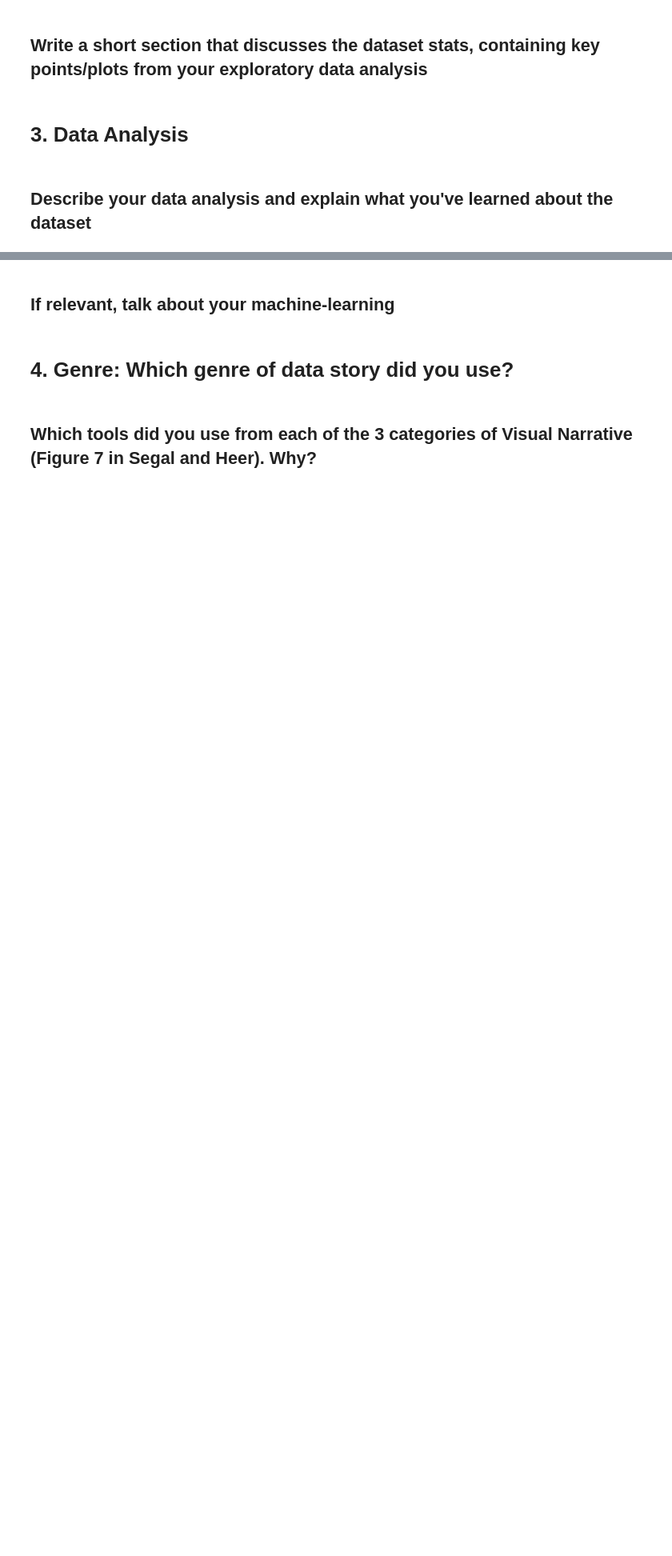
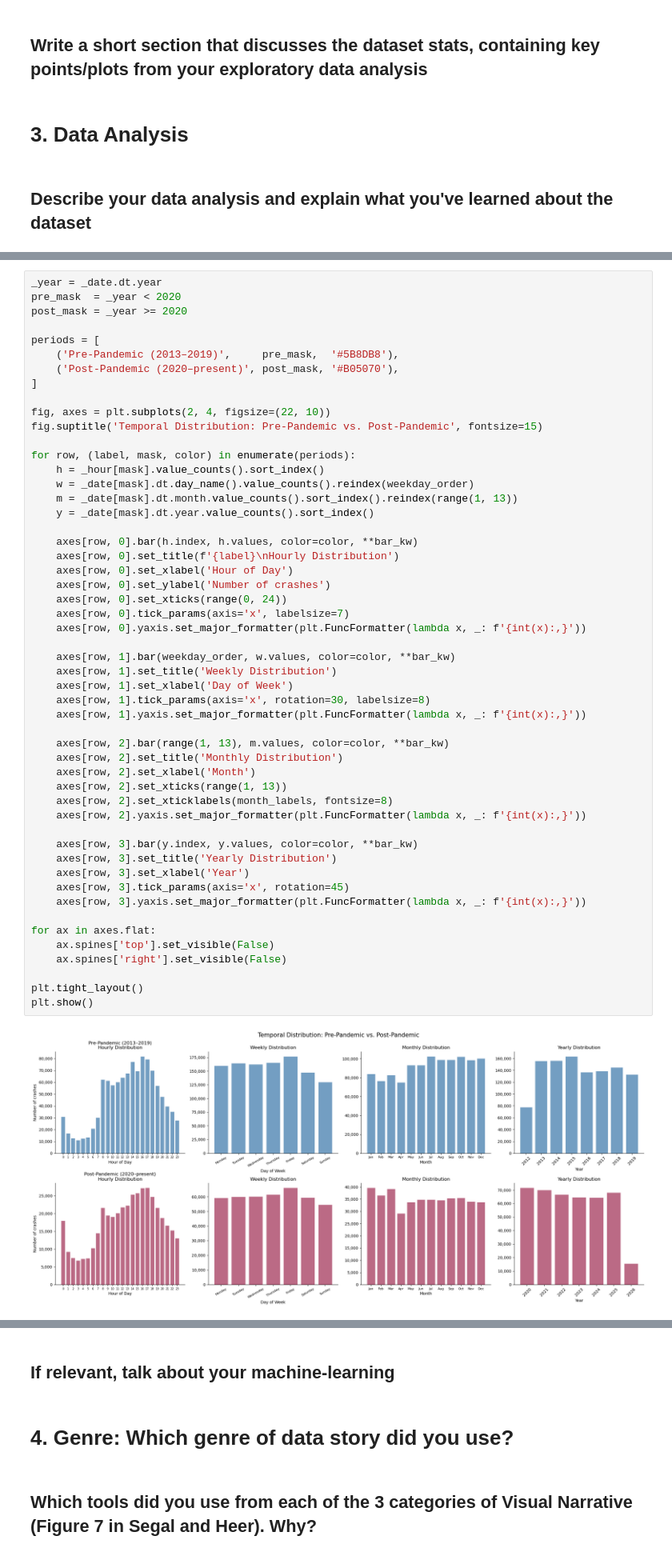
Before and after one commit to bonluc/02806_social_data_analysis_project, a Jupyter notebook: explainer_notebook.ipynb, the cells around one changed output, grey strips where cells are left out. Shown at 80% size. Saved outputs shown, nothing was run; the diff lists cells and outputs as text; blank space fills up the shorter version.

```diff
--- a/explainer_notebook.ipynb
+++ b/explainer_notebook.ipynb
@@ -29,0 +205,54 @@ The goal was to present a clear accessible analysis to the user higlighting esse
+# %%
+_year = _date.dt.year
+pre_mask  = _year < 2020
+post_mask = _year >= 2020
+
+periods = [
+    ('Pre-Pandemic (2013–2019)',     pre_mask,  '#5B8DB8'),
+    ('Post-Pandemic (2020–present)', post_mask, '#B05070'),
+]
+
+fig, axes = plt.subplots(2, 4, figsize=(22, 10))
+fig.suptitle('Temporal Distribution: Pre-Pandemic vs. Post-Pandemic', fontsize=15)
+
+for row, (label, mask, color) in enumerate(periods):
+    h = _hour[mask].value_counts().sort_index()
+    w = _date[mask].dt.day_name().value_counts().reindex(weekday_order)
+    m = _date[mask].dt.month.value_counts().sort_index().reindex(range(1, 13))
+    y = _date[mask].dt.year.value_counts().sort_index()
+
+    axes[row, 0].bar(h.index, h.values, color=color, **bar_kw)
+    axes[row, 0].set_title(f'{label}\nHourly Distribution')
+    axes[row, 0].set_xlabel('Hour of Day')
+    axes[row, 0].set_ylabel('Number of crashes')
+    axes[row, 0].set_xticks(range(0, 24))
+    axes[row, 0].tick_params(axis='x', labelsize=7)
+    axes[row, 0].yaxis.set_major_formatter(plt.FuncFormatter(lambda x, _: f'{int(x):,}'))
+
+    axes[row, 1].bar(weekday_order, w.values, color=color, **bar_kw)
+    axes[row, 1].set_title('Weekly Distribution')
+    axes[row, 1].set_xlabel('Day of Week')
+    axes[row, 1].tick_params(axis='x', rotation=30, labelsize=8)
+    axes[row, 1].yaxis.set_major_formatter(plt.FuncFormatter(lambda x, _: f'{int(x):,}'))
+
+    axes[row, 2].bar(range(1, 13), m.values, color=color, **bar_kw)
+    axes[row, 2].set_title('Monthly Distribution')
+    axes[row, 2].set_xlabel('Month')
+    axes[row, 2].set_xticks(range(1, 13))
+    axes[row, 2].set_xticklabels(month_labels, fontsize=8)
+    axes[row, 2].yaxis.set_major_formatter(plt.FuncFormatter(lambda x, _: f'{int(x):,}'))
+
+    axes[row, 3].bar(y.index, y.values, color=color, **bar_kw)
+    axes[row, 3].set_title('Yearly Distribution')
+    axes[row, 3].set_xlabel('Year')
+    axes[row, 3].tick_params(axis='x', rotation=45)
+    axes[row, 3].yaxis.set_major_formatter(plt.FuncFormatter(lambda x, _: f'{int(x):,}'))
+
+for ax in axes.flat:
+    ax.spines['top'].set_visible(False)
+    ax.spines['right'].set_visible(False)
+
+plt.tight_layout()
+plt.show()
+# %% [output]
+[figure, added]
```
Also changed, not shown: parts of 56 cells of this notebook.
